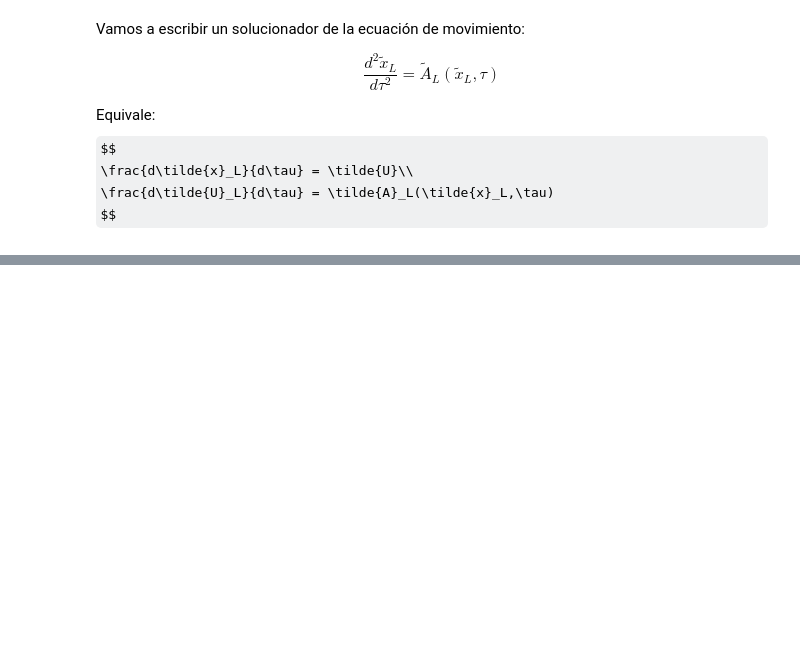
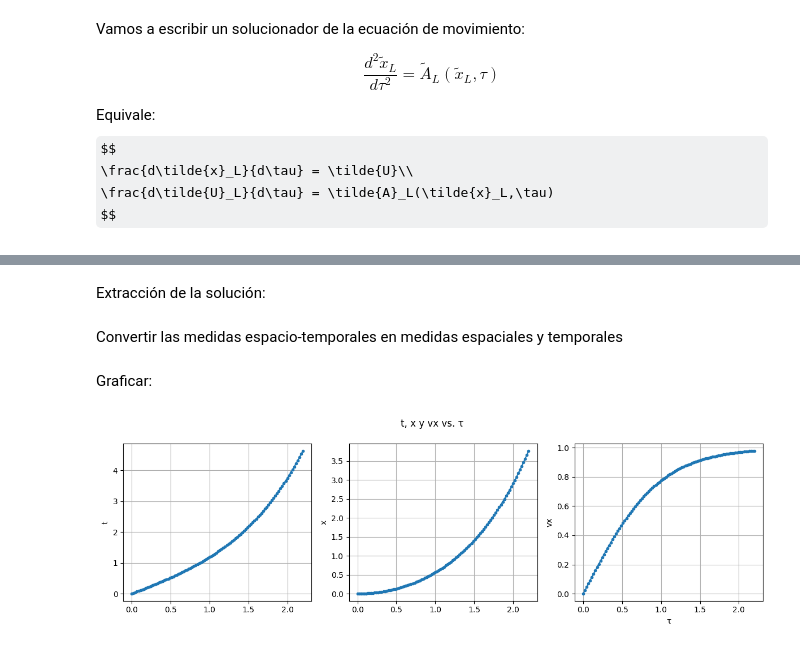
Before and after one commit to seap-udea/relatividad-clase, a Jupyter notebook: rg-2026-1-edm-espacio-tiempo.ipynb, the cells around one changed output, grey strips where cells are left out. Cells and saved outputs as stored; diff of their text form; code cells hidden in the pictures; some formulas as TeX source; blank space fills up the shorter version.

```diff
--- a/rg-2026-1-edm-espacio-tiempo.ipynb
+++ b/rg-2026-1-edm-espacio-tiempo.ipynb
@@ -55,0 +122,53 @@ def edm_espacio_tiempo(tau, Ys, alpha):
+# %% [markdown]
+Extracción de la solución:
+# %%
+taus = solucion.t
+Ts = solucion.y[0]
+xs = solucion.y[1]
+ys = solucion.y[2]
+zs = solucion.y[3]
+
+Uts = solucion.y[4]
+Uxs = solucion.y[5]
+Uys = solucion.y[6]
+Uzs = solucion.y[7]
+# %% [markdown]
+Convertir las medidas espacio-temporales en medidas espaciales y temporales
+# %%
+ts = Ts / c
+# x, y, z: son los mismos
+
+# Sabemos que U : (gamma_v c, gamma_v v)
+gammas = Uts / c
+vxs = Uxs / gammas
+vys = Uys / gammas
+vzs = Uzs / gammas
+# %% [markdown]
+Graficar:
+# %%
+import matplotlib.pyplot as plt
+
+fig, axs = plt.subplots(3, 1, figsize=(8, 10), sharex=True)
+
+axs[0].plot(taus, ts, '-o', markersize=3)
+axs[0].set_ylabel('t')
+axs[0].grid(True)
+plt.close(fig)
+fig, axs = plt.subplots(1, 3, figsize=(12, 4), sharex=True)
+axs[0].plot(taus, ts, '-o', markersize=3)
+axs[0].set_ylabel('t')
+axs[0].grid(True)
+axs[1].plot(taus, xs, '-o', markersize=3)
+axs[1].set_ylabel('x')
+axs[1].grid(True)
+
+axs[2].plot(taus, vxs, '-o', markersize=3)
+axs[2].set_ylabel('vx')
+axs[2].set_xlabel('τ')
+axs[2].grid(True)
+
+fig.suptitle('t, x y vx vs. τ', y=0.95)
+plt.tight_layout(rect=[0, 0, 1, 0.96])
+plt.show()
+# %% [output]
+[figure, added]
```
Also changed, not shown: parts of 10 cells of this notebook.
